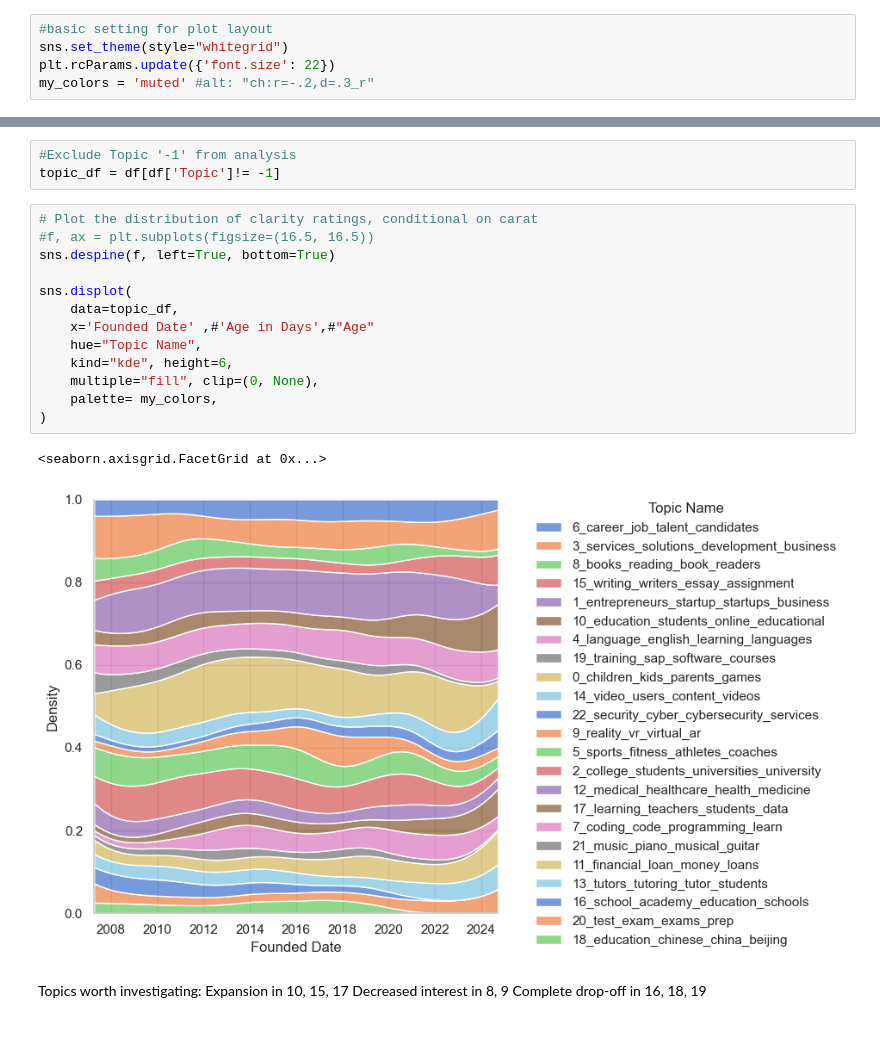
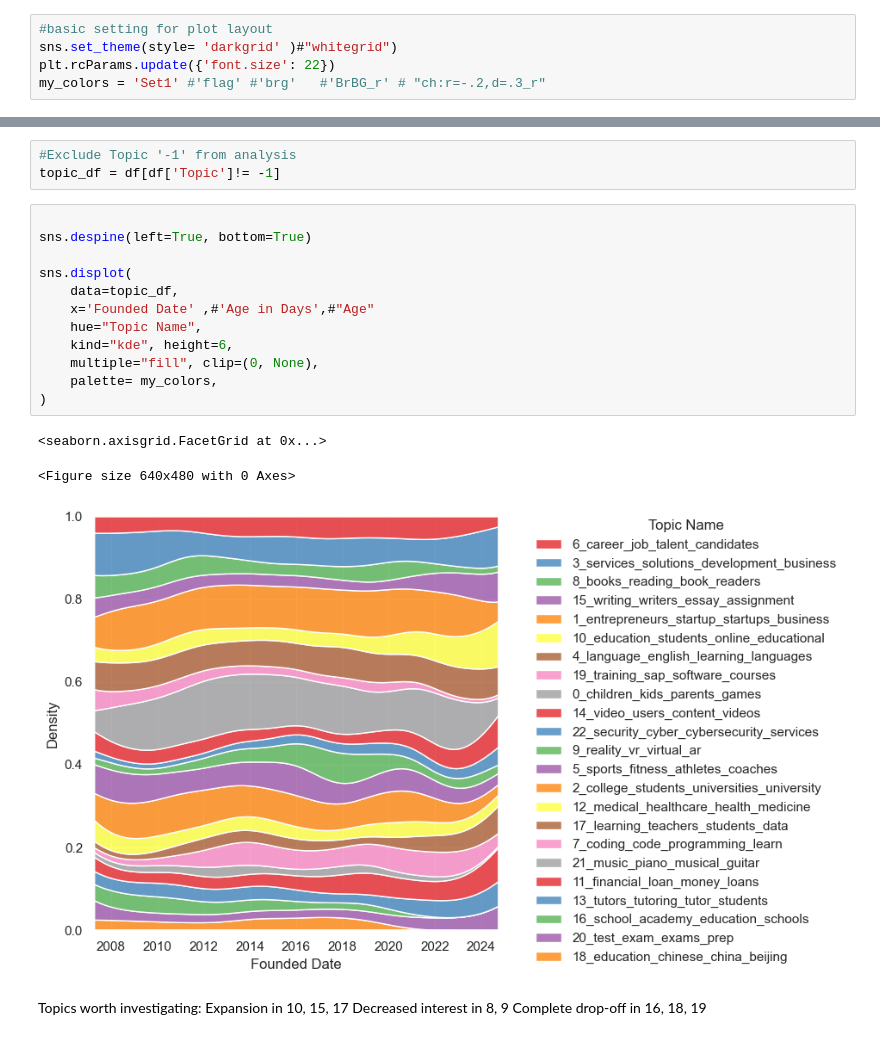
Before and after one commit to MarioMuehlematter/Education.ai, a Jupyter notebook: notebooks/Education.ai_Analysis+Plots.ipynb, the cells around one changed output, grey strips where cells are left out. Cells and saved outputs as stored; diff of their text form.

Commit message:
set colors

```diff
--- a/notebooks/Education.ai_Analysis+Plots.ipynb
+++ b/notebooks/Education.ai_Analysis+Plots.ipynb
@@ -30,9 +30,9 @@ drive.mount('1LbVccBPxo8pR9C41wosD5qYOglKsDrPr')
 df = pd.read_csv("//Users/mario/Documents/Github/Education.ai/data/2022-12-31_EdTech dataset_processed.csv", index_col=0)
 # %%
 #basic setting for plot layout
-sns.set_theme(style="whitegrid")
+sns.set_theme(style= 'darkgrid' )#"whitegrid")
 plt.rcParams.update({'font.size': 22})
-my_colors = 'muted' #alt: "ch:r=-.2,d=.3_r"
+my_colors = 'Set1' #'flag' #'brg'   #'BrBG_r' # "ch:r=-.2,d=.3_r"
 # %%
 df.info()
 # %% [output]
@@ -278,21 +278,21 @@ df['Topic Name'] = df['Name']
 #Exclude Topic '-1' from analysis
 topic_df = df[df['Topic']!= -1]
 # %%
-# Plot the distribution of clarity ratings, conditional on carat
-#f, ax = plt.subplots(figsize=(16.5, 16.5))
-sns.despine(f, left=True, bottom=True)
+
+sns.despine(left=True, bottom=True)
 
 sns.displot(
     data=topic_df,
     x='Founded Date' ,#'Age in Days',#"Age"
     hue="Topic Name",
     kind="kde", height=6,
     multiple="fill", clip=(0, None),
     palette= my_colors,
 )
 # %% [output]
 <seaborn.axisgrid.FacetGrid at 0x...>
+<Figure size 640x480 with 0 Axes>
-[figure, old version]
+[figure, new version]
 # %% [markdown]
 Topics worth investigating:
 Expansion in 10, 15, 17
```
Also changed, not shown: parts of 5 cells of this notebook.
